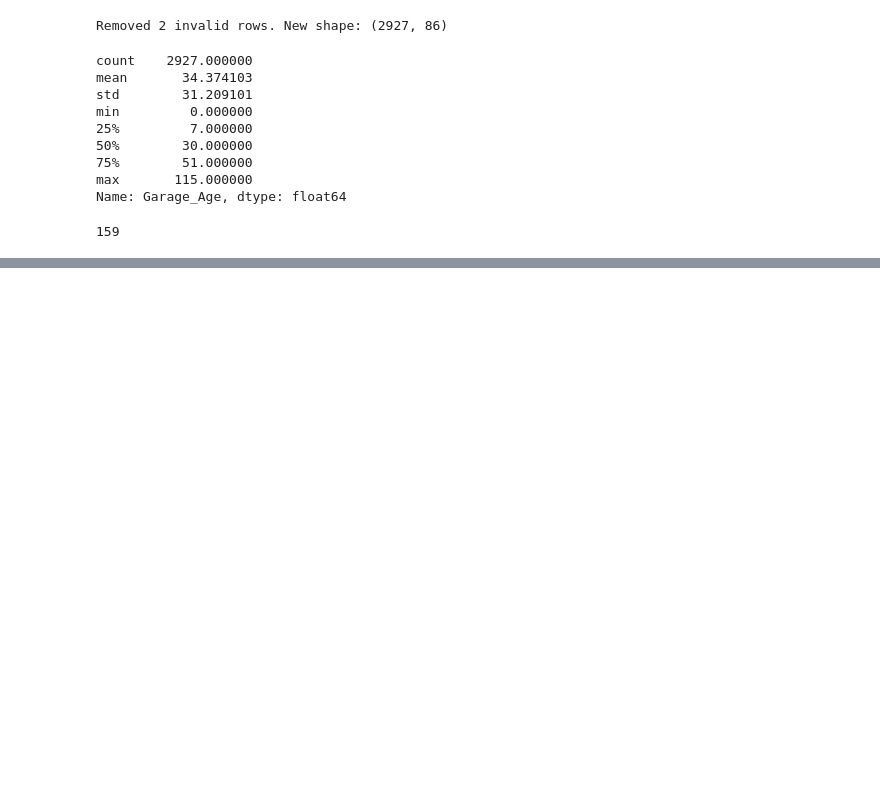
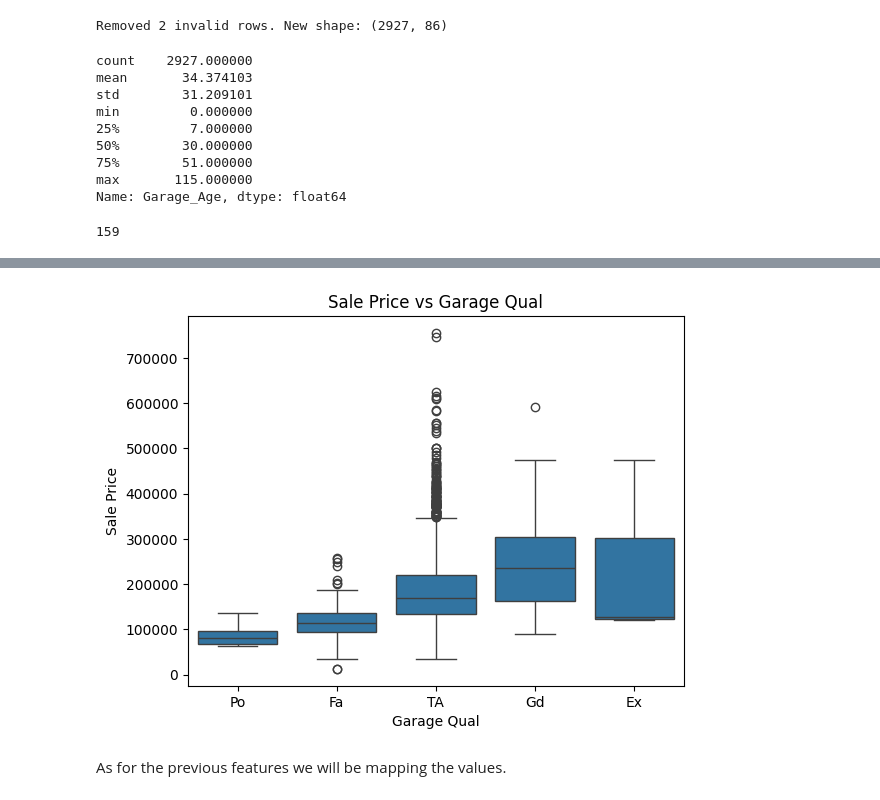
Before and after one commit to hedesiustefan/ML_Project, a Jupyter notebook: dataexplore.ipynb, the cells around one changed output, grey strips where cells are left out. Drawn from its saved outputs; the diff is of its cells as text; code cells hidden in the pictures; blank space fills up the shorter version.

```diff
--- a/dataexplore.ipynb
+++ b/dataexplore.ipynb
@@ -839,0 +967,11 @@ print((df_copy['Garage_Age'] == 115).sum()
+# %%
+order = ['Po', 'Fa' ,'TA', 'Gd', 'Ex']
+sns.boxplot(x='Garage Qual', y='SalePrice', data=clean_df, order=order)
+plt.xlabel('Garage Qual')
+plt.ylabel('Sale Price')
+plt.title('Sale Price vs Garage Qual')
+plt.show()
+# %% [output]
+[figure, added]
+# %% [markdown]
+As for the previous features we will be mapping the values.
```
Also changed, not shown: parts of 20 cells of this notebook.
